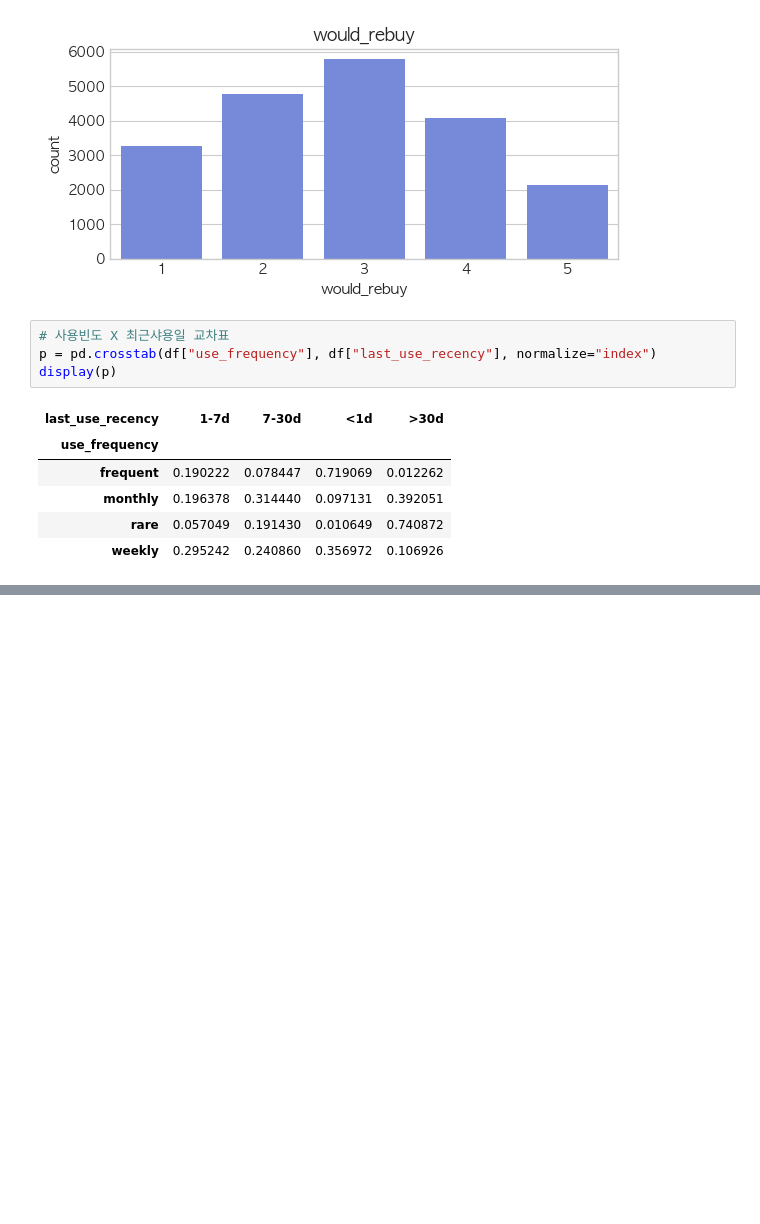
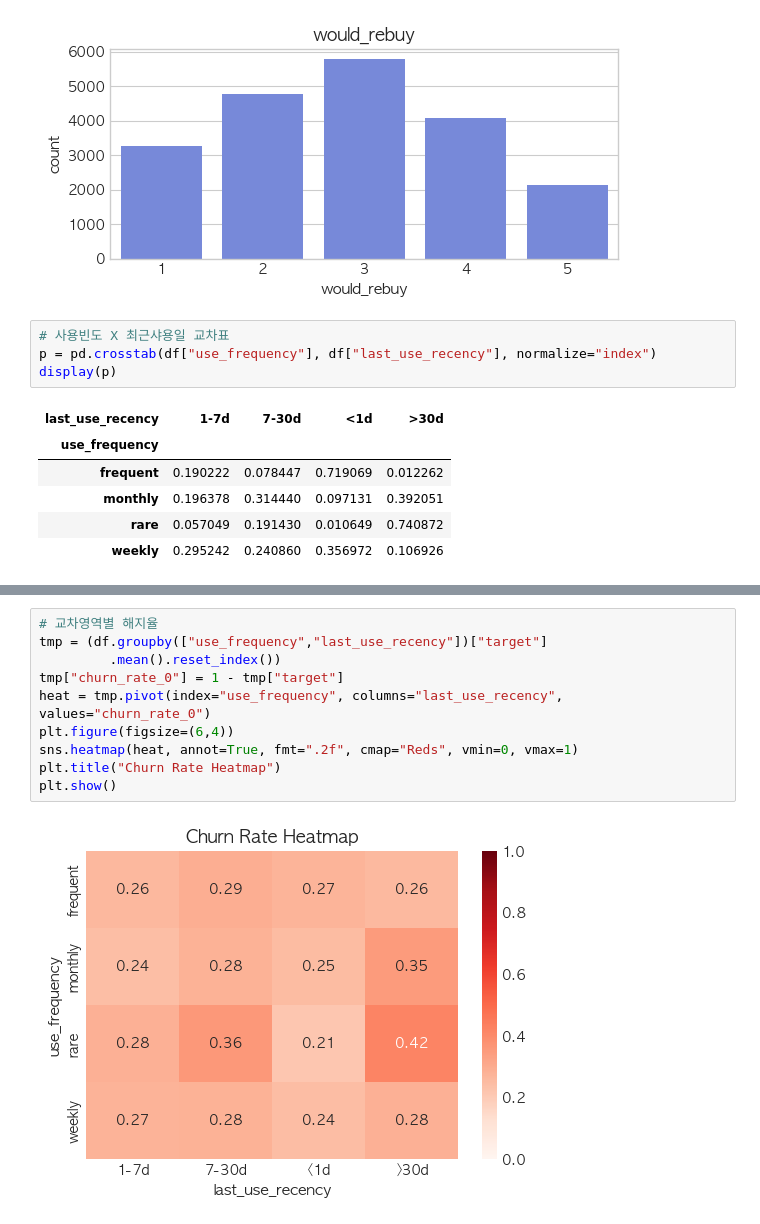
Before and after one commit to Choi-Juno/2026_ML, a Jupyter notebook: ML_EDA.ipynb, the cells around one changed output, grey strips where cells are left out. Saved outputs shown, nothing was run; the diff lists cells and outputs as text; blank space fills up the shorter version.

```diff
--- a/ML_EDA.ipynb
+++ b/ML_EDA.ipynb
@@ -170,0 +171,12 @@ plt.show()
+# %%
+# 교차영역별 해지율
+tmp = (df.groupby(["use_frequency","last_use_recency"])["target"]
+         .mean().reset_index())
+tmp["churn_rate_0"] = 1 - tmp["target"]
+heat = tmp.pivot(index="use_frequency", columns="last_use_recency", values="churn_rate_0")
+plt.figure(figsize=(6,4))
+sns.heatmap(heat, annot=True, fmt=".2f", cmap="Reds", vmin=0, vmax=1)
+plt.title("Churn Rate Heatmap")
+plt.show()
+# %% [output]
+[figure, added]
```
Also changed, not shown: parts of 1 cell of this notebook, 2 other files.
